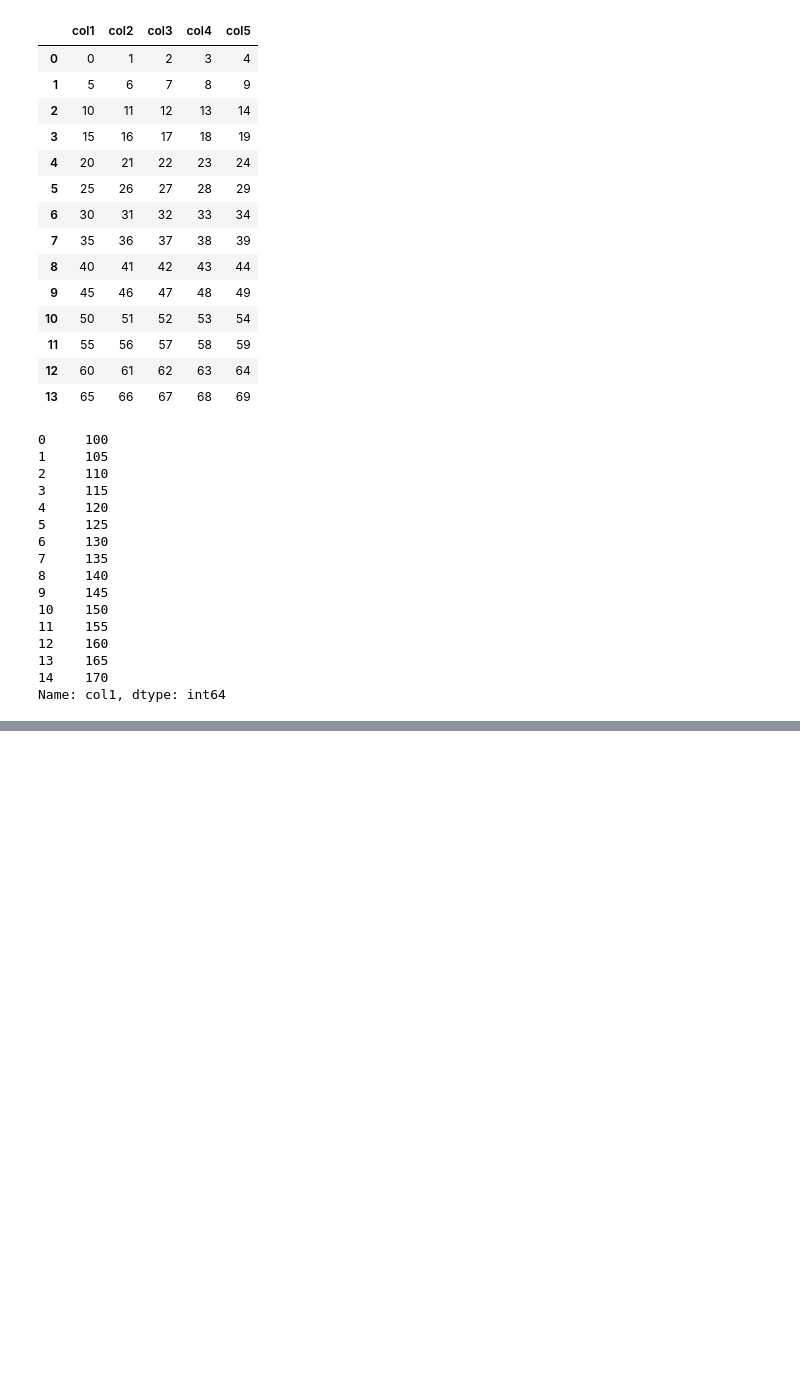
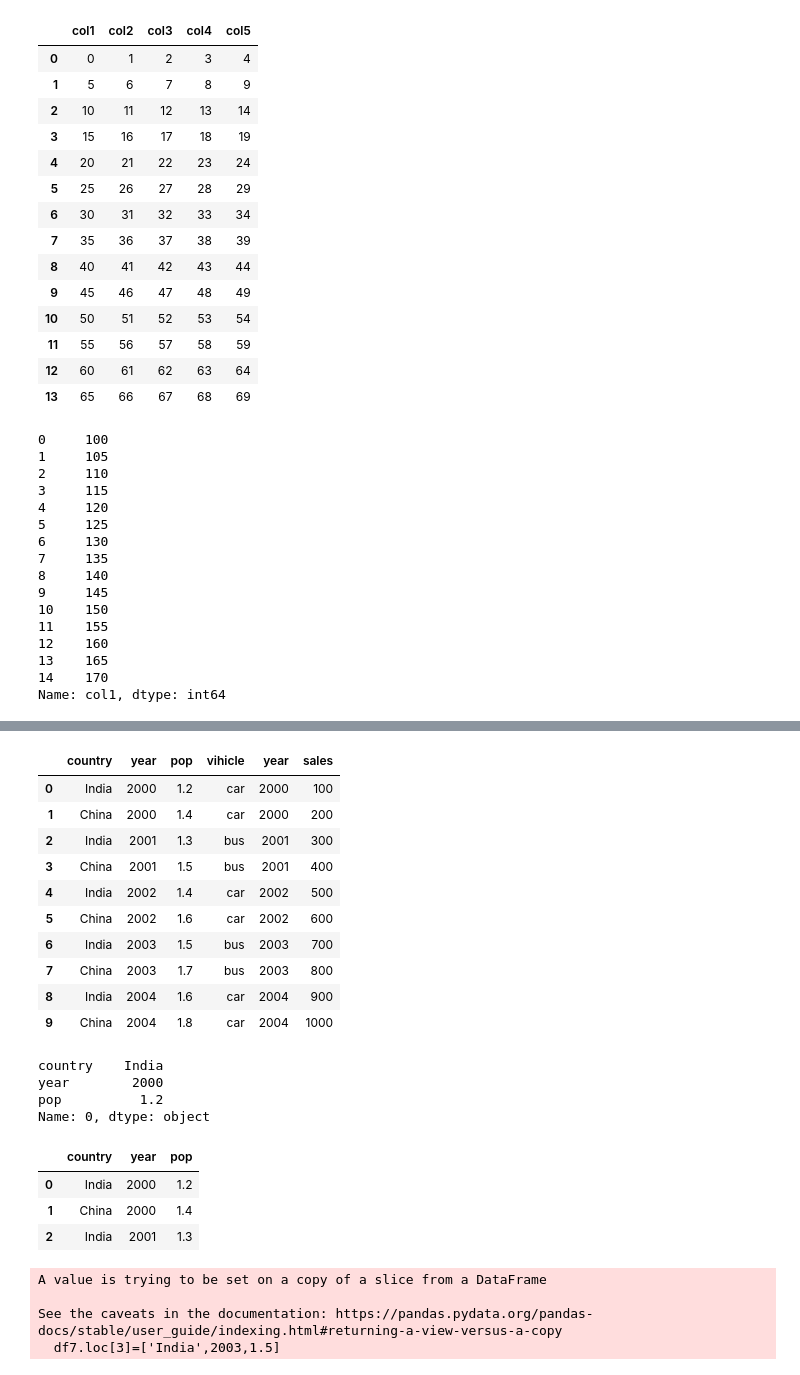
Before and after one commit to supunlakshan100/Machine-Learning-Practice-Jupyter-, a Jupyter notebook: 8.Pandas/pandas2.ipynb, the cells around one changed output, grey strips where cells are left out. Cells and saved outputs as stored; diff of their text form; code cells hidden in the pictures; blank space fills up the shorter version.

```diff
--- a/8.Pandas/pandas2.ipynb
+++ b/8.Pandas/pandas2.ipynb
@@ -211,0 +576,14 @@ Name: col1, dtype: int64
+# %%
+pd.concat([df5,df6],axis=1) #concatenation
+# %% [output]
+|  | country | year | pop | vihicle | year | sales |
+| 0 | India | 2000 | 1.2 | car | 2000 | 100 |
+| 1 | China | 2000 | 1.4 | car | 2000 | 200 |
+| 2 | India | 2001 | 1.3 | bus | 2001 | 300 |
+| 3 | China | 2001 | 1.5 | bus | 2001 | 400 |
+| 4 | India | 2002 | 1.4 | car | 2002 | 500 |
+| 5 | China | 2002 | 1.6 | car | 2002 | 600 |
+| 6 | India | 2003 | 1.5 | bus | 2003 | 700 |
+| 7 | China | 2003 | 1.7 | bus | 2003 | 800 |
+| 8 | India | 2004 | 1.6 | car | 2004 | 900 |
+| 9 | China | 2004 | 1.8 | car | 2004 | 1000 |
@@ -211,0 +592,22 @@ Name: col1, dtype: int64
+# %%
+df5.loc[0]
+# %% [output]
+country    India
+year        2000
+pop          1.2
+Name: 0, dtype: object
+# %%
+df7=df5.loc[0:2]
+df7
+# %% [output]
+|  | country | year | pop |
+| 0 | India | 2000 | 1.2 |
+| 1 | China | 2000 | 1.4 |
+| 2 | India | 2001 | 1.3 |
+# %%
+df7.loc[3]=['India',2003,1.5]
+# %% [output]
+A value is trying to be set on a copy of a slice from a DataFrame
+
+See the caveats in the documentation: https://pandas.pydata.org/pandas-docs/stable/user_guide/indexing.html#returning-a-view-versus-a-copy
+  df7.loc[3]=['India',2003,1.5]
```
Also changed, not shown: parts of 62 cells of this notebook, 5 other files.
